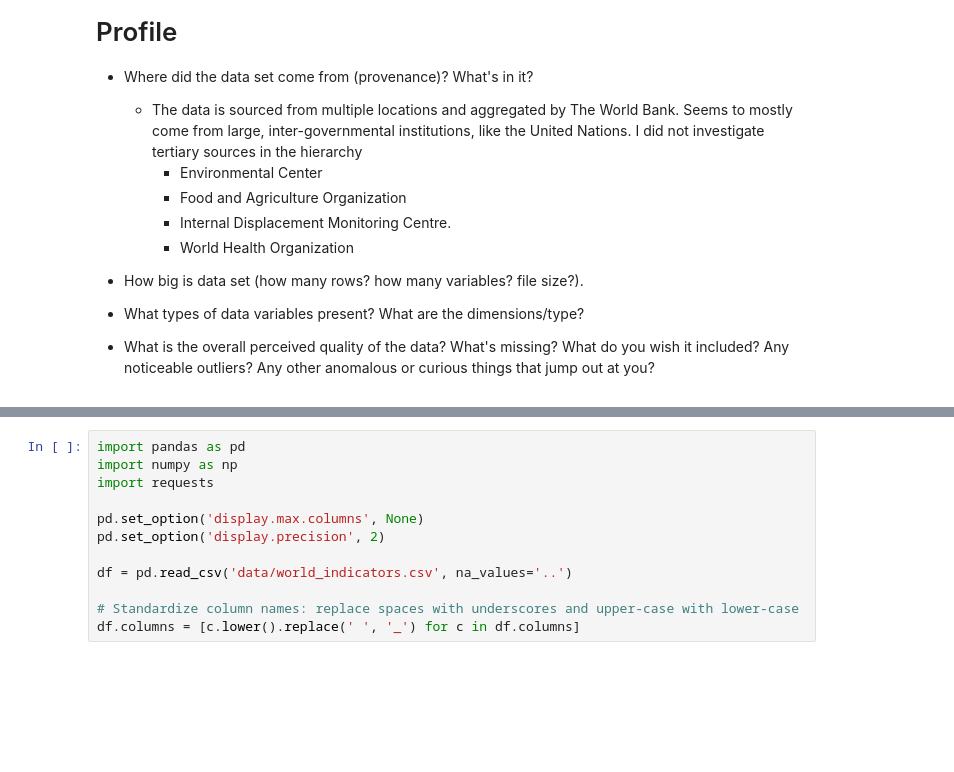
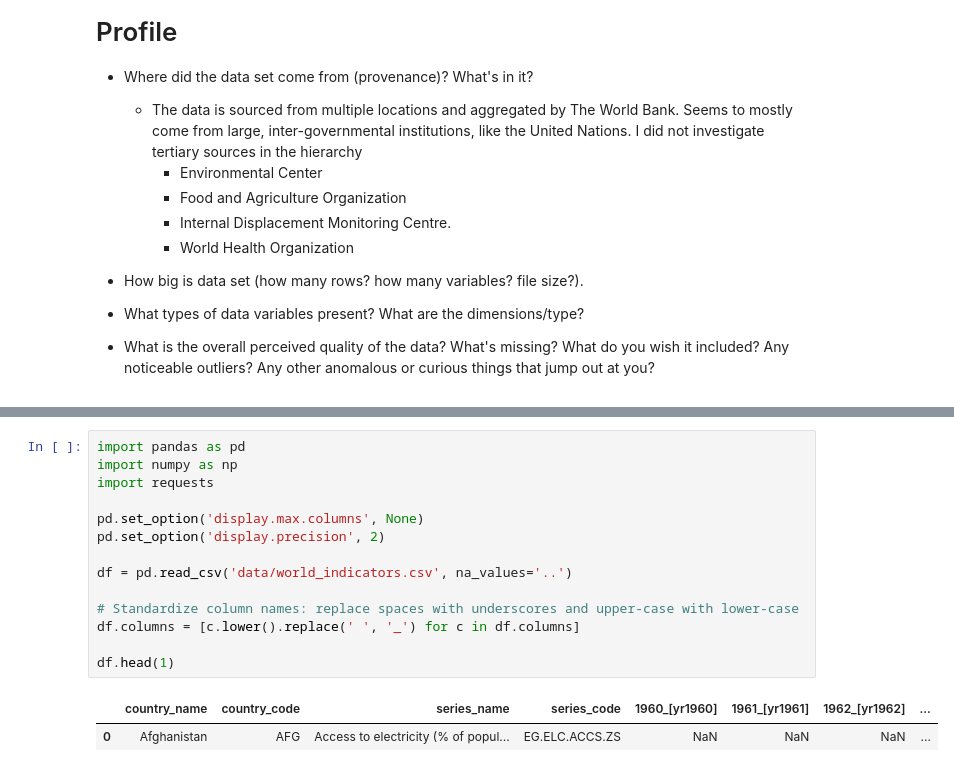
Before and after one commit to ccharp/msds, a Jupyter notebook: 511/a4/a4.ipynb, the cells around one changed output, grey strips where cells are left out. Saved outputs shown, nothing was run; the diff lists cells and outputs as text; blank space fills up the shorter version.

```diff
--- a/511/a4/a4.ipynb
+++ b/511/a4/a4.ipynb
@@ -49,12 +50,17 @@ I did some filtering on the world bank webite. I looked through the variables an
 # %%
 import pandas as pd
 import numpy as np
 import requests
 
 pd.set_option('display.max.columns', None)
 pd.set_option('display.precision', 2)
 
 df = pd.read_csv('data/world_indicators.csv', na_values='..')
 
 # Standardize column names: replace spaces with underscores and upper-case with lower-case
 df.columns = [c.lower().replace(' ', '_') for c in df.columns]
+
+df.head(1)
+# %% [output]
+|  | country_name | country_code | series_name | series_code | 1960_[yr1960] | 1961_[yr1961] | 1962_[yr1962] | ... |
+| 0 | Afghanistan | AFG | Access to electricity (% of popul... | EG.ELC.ACCS.ZS | NaN | NaN | NaN | ... |
```
Also changed, not shown: parts of 3 cells of this notebook.
